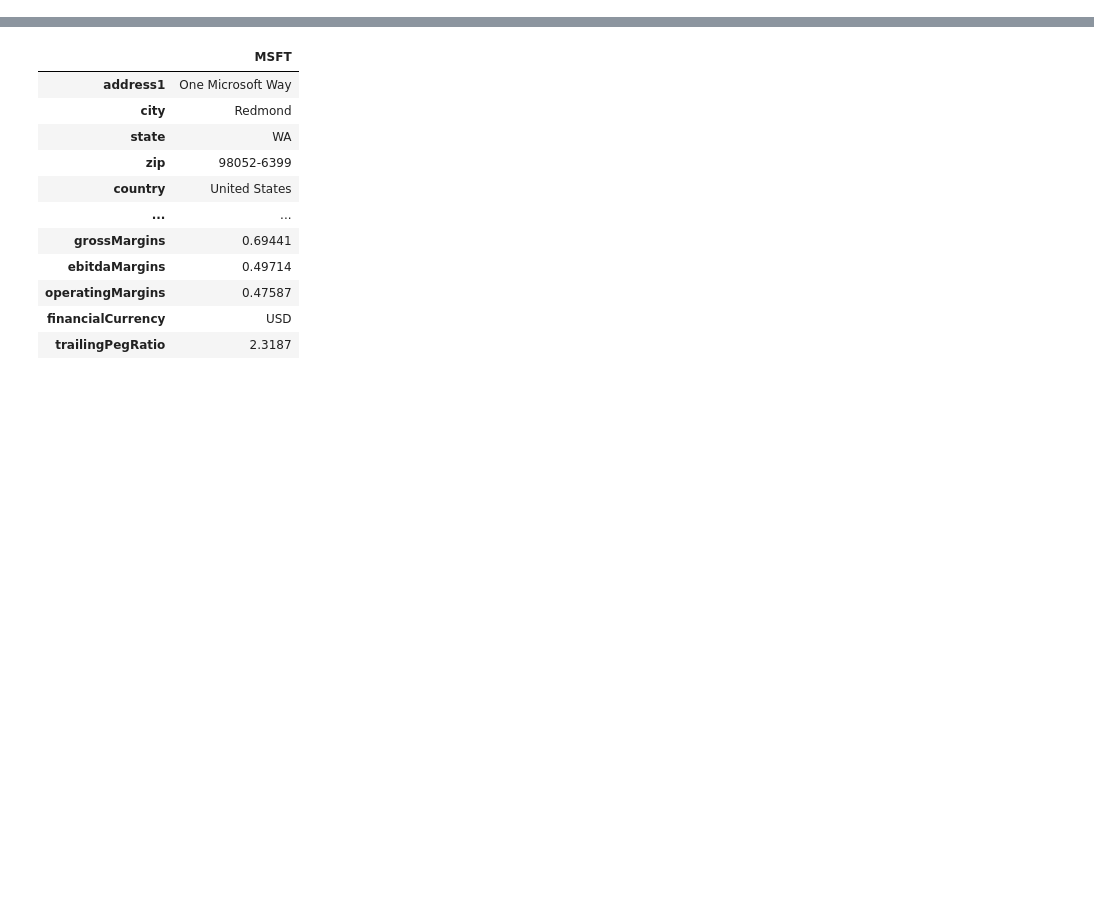
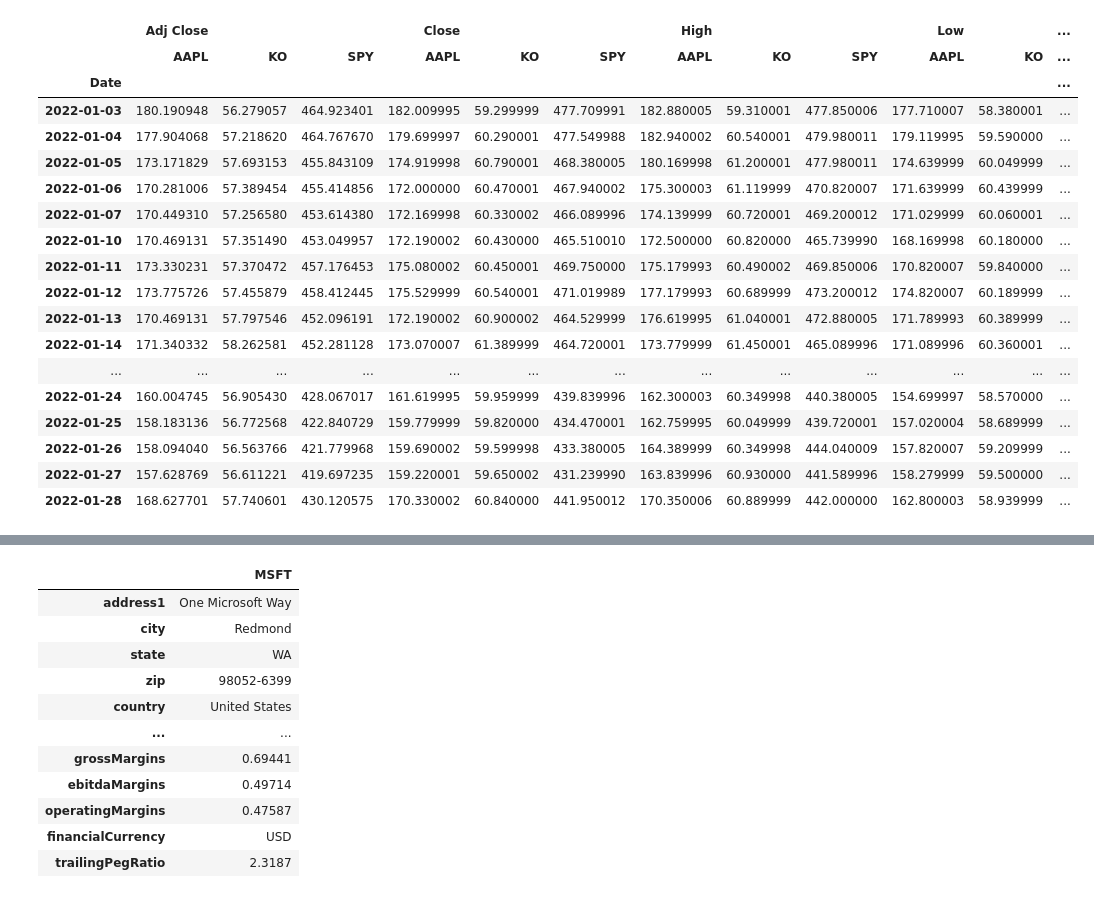
Before and after one commit to SouCode/RoboTrader, a Jupyter notebook: inMoneyTutorial.ipynb, the cells around one changed output, grey strips where cells are left out. Saved outputs shown, nothing was run; the diff lists cells and outputs as text; code cells hidden in the pictures; blank space fills up the shorter version.

```diff
--- a/inMoneyTutorial.ipynb
+++ b/inMoneyTutorial.ipynb
@@ -36 +33,24 @@ stocks
+# %%
+stocks.to_csv('souPicks.csv', index=False)
+stocks
+# %% [output]
+|  | Adj Close |  |  | Close |  |  | High |  |  | Low |  | ... |
+|  | AAPL | KO | SPY | AAPL | KO | SPY | AAPL | KO | SPY | AAPL | KO | ... |
+| Date |  |  |  |  |  |  |  |  |  |  |  | ... |
+| 2022-01-03 | 180.190948 | 56.279057 | 464.923401 | 182.009995 | 59.299999 | 477.709991 | 182.880005 | 59.310001 | 477.850006 | 177.710007 | 58.380001 | ... |
+| 2022-01-04 | 177.904068 | 57.218620 | 464.767670 | 179.699997 | 60.290001 | 477.549988 | 182.940002 | 60.540001 | 479.980011 | 179.119995 | 59.590000 | ... |
+| 2022-01-05 | 173.171829 | 57.693153 | 455.843109 | 174.919998 | 60.790001 | 468.380005 | 180.169998 | 61.200001 | 477.980011 | 174.639999 | 60.049999 | ... |
+| 2022-01-06 | 170.281006 | 57.389454 | 455.414856 | 172.000000 | 60.470001 | 467.940002 | 175.300003 | 61.119999 | 470.820007 | 171.639999 | 60.439999 | ... |
+| 2022-01-07 | 170.449310 | 57.256580 | 453.614380 | 172.169998 | 60.330002 | 466.089996 | 174.139999 | 60.720001 | 469.200012 | 171.029999 | 60.060001 | ... |
+| 2022-01-10 | 170.469131 | 57.351490 | 453.049957 | 172.190002 | 60.430000 | 465.510010 | 172.500000 | 60.820000 | 465.739990 | 168.169998 | 60.180000 | ... |
+| 2022-01-11 | 173.330231 | 57.370472 | 457.176453 | 175.080002 | 60.450001 | 469.750000 | 175.179993 | 60.490002 | 469.850006 | 170.820007 | 59.840000 | ... |
+| 2022-01-12 | 173.775726 | 57.455879 | 458.412445 | 175.529999 | 60.540001 | 471.019989 | 177.179993 | 60.689999 | 473.200012 | 174.820007 | 60.189999 | ... |
+| 2022-01-13 | 170.469131 | 57.797546 | 452.096191 | 172.190002 | 60.900002 | 464.529999 | 176.619995 | 61.040001 | 472.880005 | 171.789993 | 60.389999 | ... |
+| 2022-01-14 | 171.340332 | 58.262581 | 452.281128 | 173.070007 | 61.389999 | 464.720001 | 173.779999 | 61.450001 | 465.089996 | 171.089996 | 60.360001 | ... |
+| ... | ... | ... | ... | ... | ... | ... | ... | ... | ... | ... | ... | ... |
+| 2022-01-24 | 160.004745 | 56.905430 | 428.067017 | 161.619995 | 59.959999 | 439.839996 | 162.300003 | 60.349998 | 440.380005 | 154.699997 | 58.570000 | ... |
+| 2022-01-25 | 158.183136 | 56.772568 | 422.840729 | 159.779999 | 59.820000 | 434.470001 | 162.759995 | 60.049999 | 439.720001 | 157.020004 | 58.689999 | ... |
+| 2022-01-26 | 158.094040 | 56.563766 | 421.779968 | 159.690002 | 59.599998 | 433.380005 | 164.389999 | 60.349998 | 444.040009 | 157.820007 | 59.209999 | ... |
+| 2022-01-27 | 157.628769 | 56.611221 | 419.697235 | 159.220001 | 59.650002 | 431.239990 | 163.839996 | 60.930000 | 441.589996 | 158.279999 | 59.500000 | ... |
+| 2022-01-28 | 168.627701 | 57.740601 | 430.120575 | 170.330002 | 60.840000 | 441.950012 | 170.350006 | 60.889999 | 442.000000 | 162.800003 | 58.939999 | ... |
 # %%
```
Also changed, not shown: parts of 27 cells of this notebook, 1 other file.
